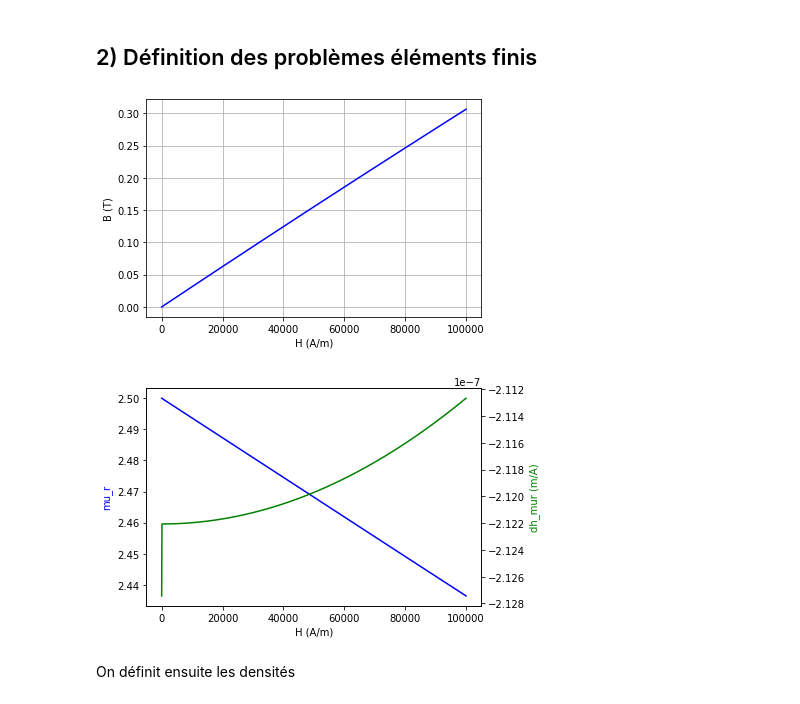
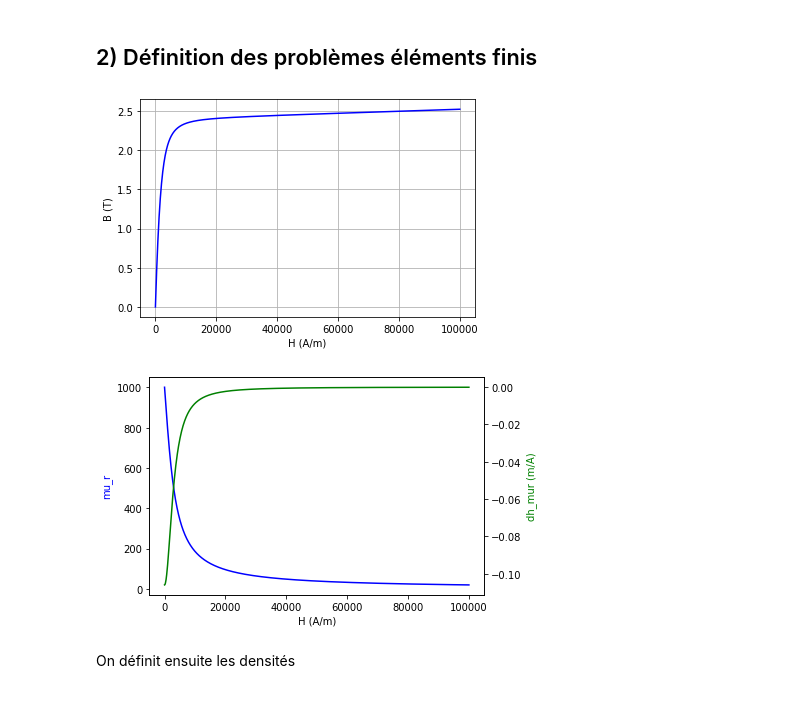
Before and after one commit to tcherrie/article_sge22, a Jupyter notebook: optim_NL2.ipynb, the cells around one changed output. Drawn from its saved outputs; the diff is of its cells as text; code cells hidden in the pictures.

```diff
--- a/optim_NL2.ipynb
+++ b/optim_NL2.ipynb
@@ -36,7 +36,7 @@ def generate_fitted_circle_mesh(N):
 # %% [markdown]
 ## 2) Définition des problèmes éléments finis
 # %%
-mu_r0 = 2
+mu_r0 = 1000
 hsat = 3e6/mu_r0
 mu0 = 4e-7*np.pi
 
@@ -48,35 +48,35 @@ def b(h):
 def dbdh(h):
     if str(type(h)) == "<class 'numpy.ndarray'>":
         return -mu0*(((2*mu_r0 - 1)*(pi + 2*np.arctan(h/hsat)))/(2*np.pi) - 2*mu_r0 + (h*hsat*(mu_r0 - 1))/(np.pi*(h**2 + hsat**2)))
     return -mu0*(((2*mu_r0 - 1)*(pi + 2*atan(h/hsat)))/(2*np.pi) - 2*mu_r0 + (h*hsat*(mu_r0 - 1))/(np.pi*(h**2 + hsat**2)))
 
 def mu(phi,rho):
     h = sqrt(grad(phi)*grad(phi)+1e-20)
     return mu0 + (b(h)/h-mu0)*rho
 
 def dmudh(phi,rho):
     h = sqrt(grad(phi)*grad(phi)+1e-20)
     return rho*(dbdh(h)/h - b(h)/(h**2))
 
 H = np.linspace(1e-6,1e5,1000)
 mu_r = b(H)/(H*mu0)
 dmu_rdh =  (dbdh(H)/H - b(H)/(H**2))/mu0
 
 plt.plot(H,b(H), 'b-') ; plt.xlabel('H (A/m)') ; plt.ylabel('B (T)') ; plt.grid()
 plt.show()
 
 fig, ax1 = plt.subplots()
 ax2 = ax1.twinx()
 ax1.plot(H,mu_r, 'b-') ; ax2.plot(H,dmu_rdh, 'g-')
 
 ax1.set_xlabel('H (A/m)')
 ax1.set_ylabel('mu_r', color='b')
 ax2.set_ylabel('dh_mur (m/A)', color='g')
 
 plt.show()
 # %% [output]
-[figure, old version]
+[figure, new version]
-[figure, old version]
+[figure, new version]
 # %%
 beta = 1;
 
```
Also changed, not shown: parts of 6 cells of this notebook.
